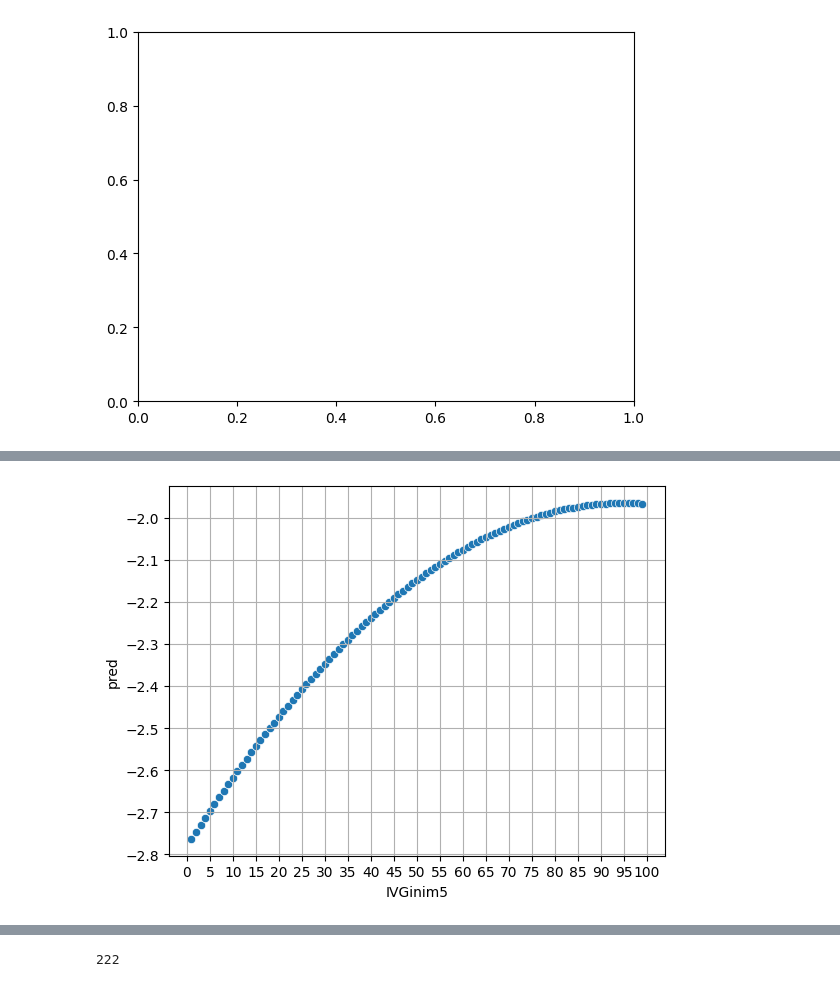
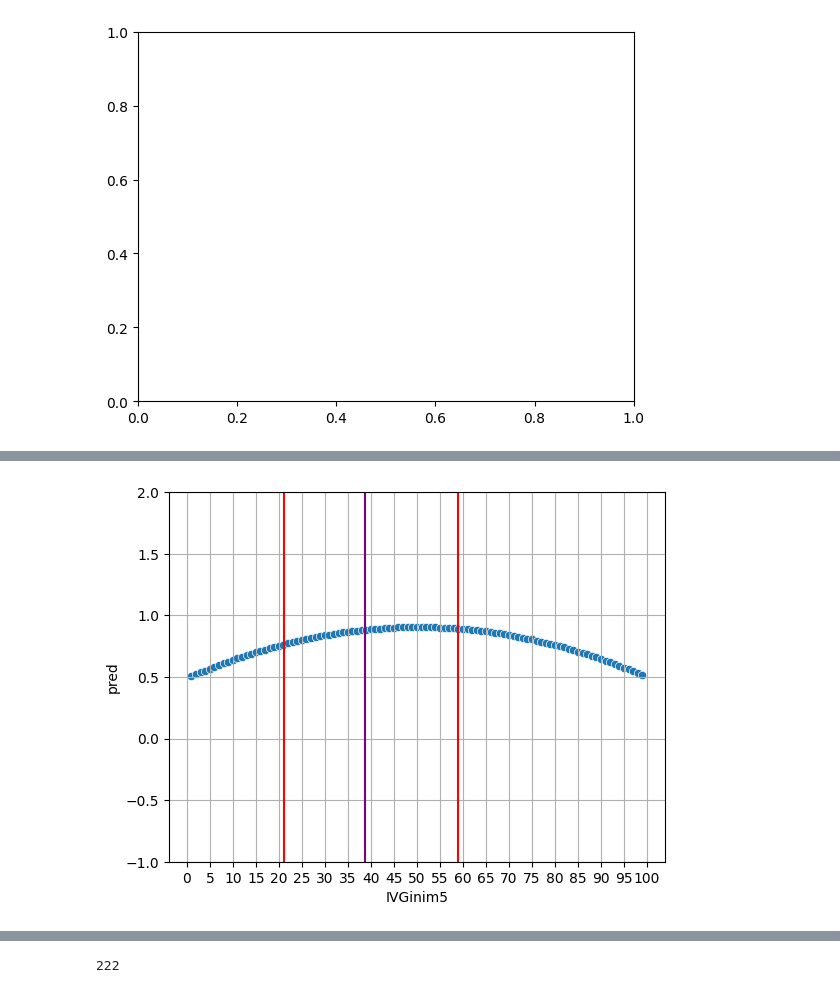
Before and after one commit to JTayMilli/GonGrowth, a Jupyter notebook: Data Processing.ipynb, the cells around one changed output, grey strips where cells are left out. Saved outputs shown, nothing was run; the diff lists cells and outputs as text; code cells hidden in the pictures.

```diff
--- a/Data Processing.ipynb
+++ b/Data Processing.ipynb
@@ -445,15 +445,15 @@ TGall[['Country','OilWP', 'OPS']][300:330]
 TGall = TGall[TGall.Year >= 1960] # remove years before 1960
 TGall['Gini'] = TGall['Gini'].replace(0, np.nan)
 X = TGall[["TWWI", "Gini", "OilWP", "lnGDPPC"]].replace(0, np.nan).dropna(axis=0)
-X = X[(np.abs(stats.zscore(X.drop(columns = ["Year", "Country"]))) < 3).all(axis=1)]
+X = X[(np.abs(stats.zscore(X)) < 3).all(axis=1)]
 X['B0'] = 1
-model = linear_model.LinearRegression()
+model = linear_model.LinearRegression(fit_intercept=False)
 reg = model.fit(X[['TWWI', 'OilWP', 'lnGDPPC', 'B0']], X['Gini'])
-print(model.coef_[2])
+print(model.coef_)
 ## the beta on gdppc is 100 times higher with the other variables included
-
+AdjGDP = 0 #model.coef_[2]
 #TGall['predIVGini'] = reg.predict(TGall['lnGDPPC'].values.reshape(-1, 1))
-TGall['IVGini'] = TGall['Gini'] - TGall['lnGDPPC'].mul(model.coef_[2])
+TGall['IVGini'] = TGall['Gini'] - TGall['lnGDPPC'].mul(AdjGDP)
 #TGall['IVGini'] = TGall['Gini'] - TGall['predIVGini']
 
 TGall['IVGini'] = TGall['IVGini'].replace(0, np.nan)
@@ -859,41 +876,75 @@ meandelta
 # %%
+#X = TGall[["Year", "Country", "IVlnGGm5","IVGinim5", "lnGDPPC", "lnGDPPCm5", 'IVGini2m5', 'IVlnGG2m5', 'IVGini3m5', 'IVlnGG3m5', "n", "OPS", "TWWIavg"]].replace(0,np.nan).dropna()
+X = TGall[["Year", "Country", "IVlnGGm5","IVGinim5", "lnGDPPC", "lnGDPPCm5", 'IVGini2m5', 'IVlnGG2m5', "n", "OPS", "TWWIavg"]].replace(0,np.nan).dropna()
+X = X[(np.abs(stats.zscore(X.drop(columns = ["Year", "Country"]))) < 3).all(axis=1)]
+X.to_csv("tansferdata.csv")
+dummYear = pd.get_dummies(X.Year).fillna(0)
+dummCountry = pd.get_dummies(X.Country).fillna(0)
+X2 = pd.concat([X.drop(columns = ['Year', 'Country']), dummYear, dummCountry ], axis=1)# dummy years + country
+X2.columns = X2.columns.astype(str)
+MAINmodel = linear_model.LinearRegression(fit_intercept=False)
+X3 = X2.drop(columns = ['lnGDPPC'])
+X3["B0"] = 1
+reg = MAINmodel.fit(X3, X2['lnGDPPC'])
+ission = pd.DataFrame(columns = X3.columns)
+ission.loc[len(ission)] = reg.coef_
+
 Arti = pd.DataFrame(columns = X.columns)
 
 Arti['IVGinim5'] = range(1,100) ###This goes first!
 
-Arti['Year'] = 2.005000e+03
-Arti['lnGDPPCm5'] = 7
+Arti['Country'] = 'France'
+Arti['Year'] = 2005
+Arti['lnGDPPCm5'] = 8
 Arti['n'] = 1.369193e+00
 Arti['OPS'] = 6.818957e-10
 Arti['TWWIavg'] = 2.056748e+11
 
 Arti['IVGini2m5'] = Arti['IVGinim5'] ** 2
 #Arti['IVGini3m5'] = Arti['IVGinim5'] ** 3
 
 Arti['IVlnGGm5'] = Arti['IVGinim5'] * Arti['lnGDPPCm5']
 Arti['IVlnGG2m5'] = Arti['IVGini2m5'] * Arti['lnGDPPCm5']
 #Arti['IVlnGG3m5'] = Arti['IVGini3m5'] * Arti['lnGDPPCm5']
 
 
-Arti['pred'] = float(ission.B0)
+Arti['pred'] = ission.B0[0] + ission[str(Arti['Year'][0])][0] + ission[Arti['Country'][0]][0] #str(Arti['Year'][0]) gets fixed effect for that year
 for column in Arti.drop(columns = ["Year", "Country", "lnGDPPC", "pred"]):
     i = column
     Arti['pred'] = Arti['pred'] + (Arti[i]  * ission[i][0])
-Arti['pred'] = Arti['pred'] - (2 * Arti["lnGDPPCm5"] * ission["lnGDPPCm5"][0])
+Arti['pred'] = Arti['pred'] - Arti['lnGDPPCm5']
 """
 Arti['pred'] = ( 5.319 + (Arti['IVGinim5'] * -2.107e-01)
                 #- meandelta
                 #+ (Arti['Year'] * 3.901e-01)
                 + (Arti['IVGini2m5'] * 3.420e-03)
                 - (Arti['lnGDPPCm5'] * 3.430e-01) + (Arti['IVlnGGm5'] * 2.509e-02)
                 + (Arti['IVlnGG2m5'] * -3.962e-04) + (Arti['n'] * 4.158e-03)
                 + (Arti['OPS'] * 4.390e+03) + (Arti['TWWIavg'] * -5.826e-15) )
 """
 
 Arti
 ax = sns.scatterplot(data=Arti[['IVGinim5', 'pred']], x = 'IVGinim5', y = 'pred')
 ax.set_xticks(range(0,101, 5))
+ax.axvline(x = X.IVGinim5.min(),    # Line on x = 2
+           ymin = 100, # Bottom of the plot
+           ymax = -100,
+           color = 'red') # Top of the plot
+ax.axvline(x = X.IVGinim5.max(),    # Line on x = 2
+           ymin = 100, # Bottom of the plot
+           ymax = -100,
+           color = 'red') # Top of the plot
+ax.axvline(x = X.IVGinim5.mean(),    # Line on x = 2
+           ymin = 100, # Bottom of the plot
+           ymax = -100,
+           color = 'purple') # Top of the plot
+ax.set_ylim(-1, 2)
 plt.grid()
 plt.show()
+
+## Create a column that has the max of each year for relative gdppc
+
+##Answers don't make sense with IV that I created
+## Answers don't make sense when whne taken to the the third degree
 # %% [output]
-[figure, old version]
+[figure, new version]
```
Also changed, not shown: parts of 46 cells of this notebook, 3 other files.
